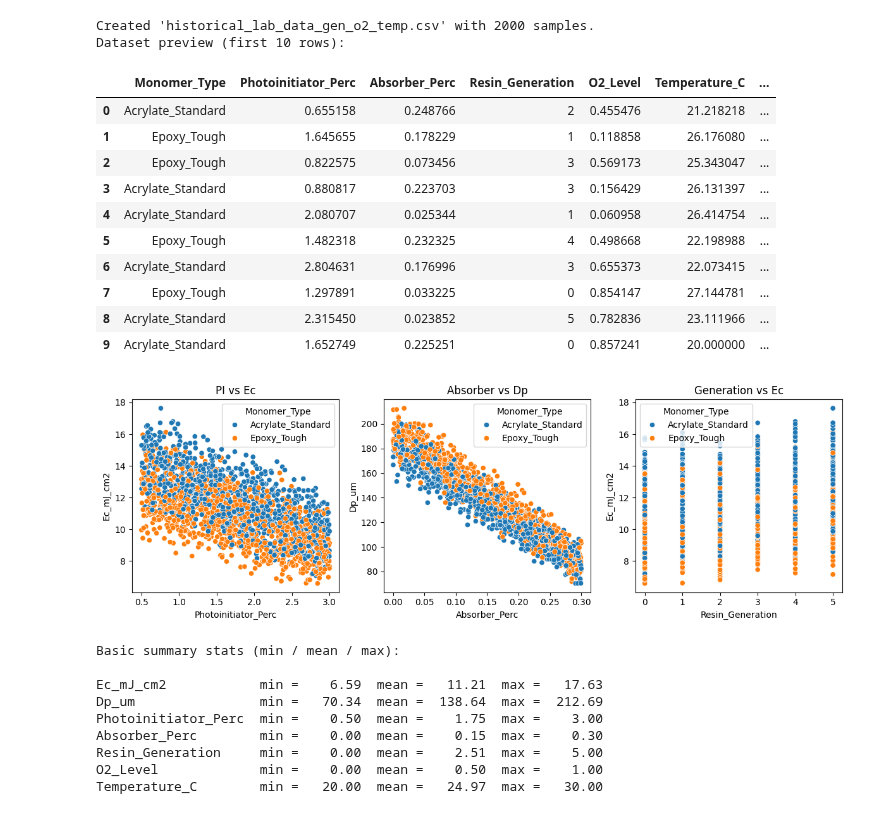
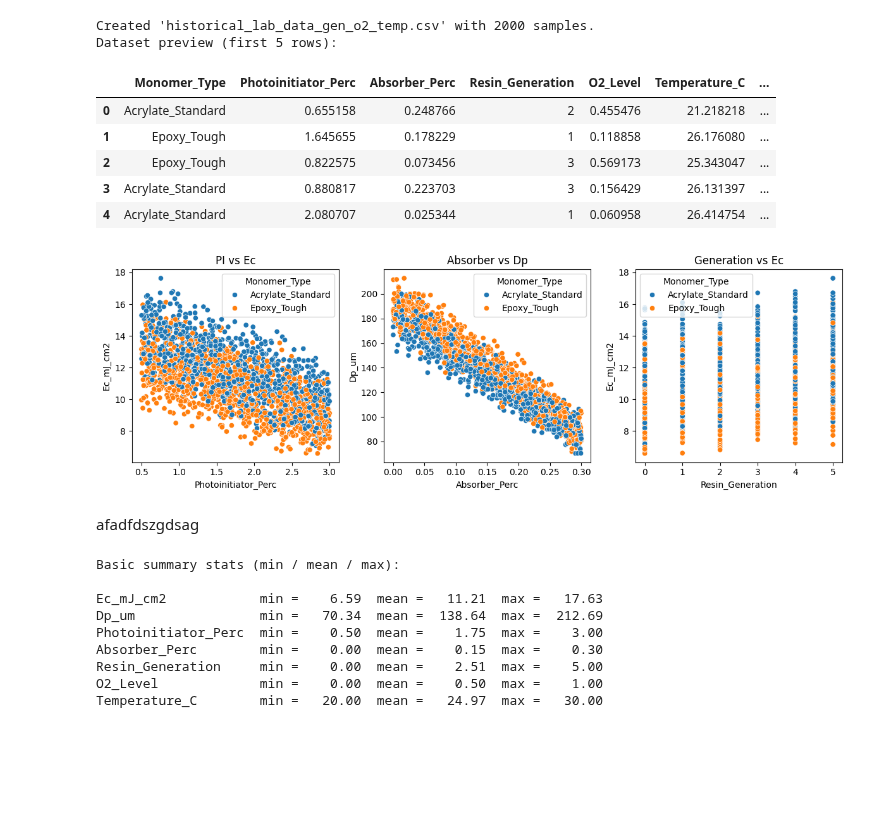
Before and after one commit to nyee88/tvam_resin_mini, a Jupyter notebook: NRC_Postdoc_Project/01_Resin_Discovery_Framework.ipynb, the cells around one changed output. Drawn from its saved outputs; the diff is of its cells as text; code cells hidden in the pictures; blank space fills up the shorter version.

```diff
--- a/NRC_Postdoc_Project/01_Resin_Discovery_Framework.ipynb
+++ b/NRC_Postdoc_Project/01_Resin_Discovery_Framework.ipynb
@@ -140,42 +140,39 @@ df["Dp_um"]     = np.clip(dp_list, 10.0, None)
 # Save for reproducibility if desired
 df.to_csv(filename, index=False)
 
 print(f"Created '{filename}' with {n_samples} samples.")
-print("Dataset preview (first 10 rows):")
-display(df.head(10))
+print("Dataset preview (first 5 rows):")
+display(df.head())
 
 # Quick sanity plots
 plt.figure(figsize=(12, 4))
 
 plt.subplot(1, 3, 1)
 sns.scatterplot(data=df, x="Photoinitiator_Perc", y="Ec_mJ_cm2", hue="Monomer_Type")
 plt.title("PI vs Ec")
 
 plt.subplot(1, 3, 2)
 sns.scatterplot(data=df, x="Absorber_Perc", y="Dp_um", hue="Monomer_Type")
 plt.title("Absorber vs Dp")
 
 plt.subplot(1, 3, 3)
 sns.scatterplot(data=df, x="Resin_Generation", y="Ec_mJ_cm2", hue="Monomer_Type")
 plt.title("Generation vs Ec")
 
 plt.tight_layout()
 plt.show()
 # %% [output]
 Created 'historical_lab_data_gen_o2_temp.csv' with 2000 samples.
-Dataset preview (first 10 rows):
+Dataset preview (first 5 rows):
 |  | Monomer_Type | Photoinitiator_Perc | Absorber_Perc | Resin_Generation | O2_Level | Temperature_C | ... |
 | 0 | Acrylate_Standard | 0.655158 | 0.248766 | 2 | 0.455476 | 21.218218 | ... |
 | 1 | Epoxy_Tough | 1.645655 | 0.178229 | 1 | 0.118858 | 26.176080 | ... |
 | 2 | Epoxy_Tough | 0.822575 | 0.073456 | 3 | 0.569173 | 25.343047 | ... |
 | 3 | Acrylate_Standard | 0.880817 | 0.223703 | 3 | 0.156429 | 26.131397 | ... |
 | 4 | Acrylate_Standard | 2.080707 | 0.025344 | 1 | 0.060958 | 26.414754 | ... |
-| 5 | Epoxy_Tough | 1.482318 | 0.232325 | 4 | 0.498668 | 22.198988 | ... |
-| 6 | Acrylate_Standard | 2.804631 | 0.176996 | 3 | 0.655373 | 22.073415 | ... |
-| 7 | Epoxy_Tough | 1.297891 | 0.033225 | 0 | 0.854147 | 27.144781 | ... |
-| 8 | Acrylate_Standard | 2.315450 | 0.023852 | 5 | 0.782836 | 23.111966 | ... |
-| 9 | Acrylate_Standard | 1.652749 | 0.225251 | 0 | 0.857241 | 20.000000 | ... |
 [figure]
+# %% [markdown]
+afadfdszgdsag
 # %%
 # CELL 1b: Tiny numeric summary of key columns
 
```
Also changed, not shown: parts of 6 cells of this notebook.
